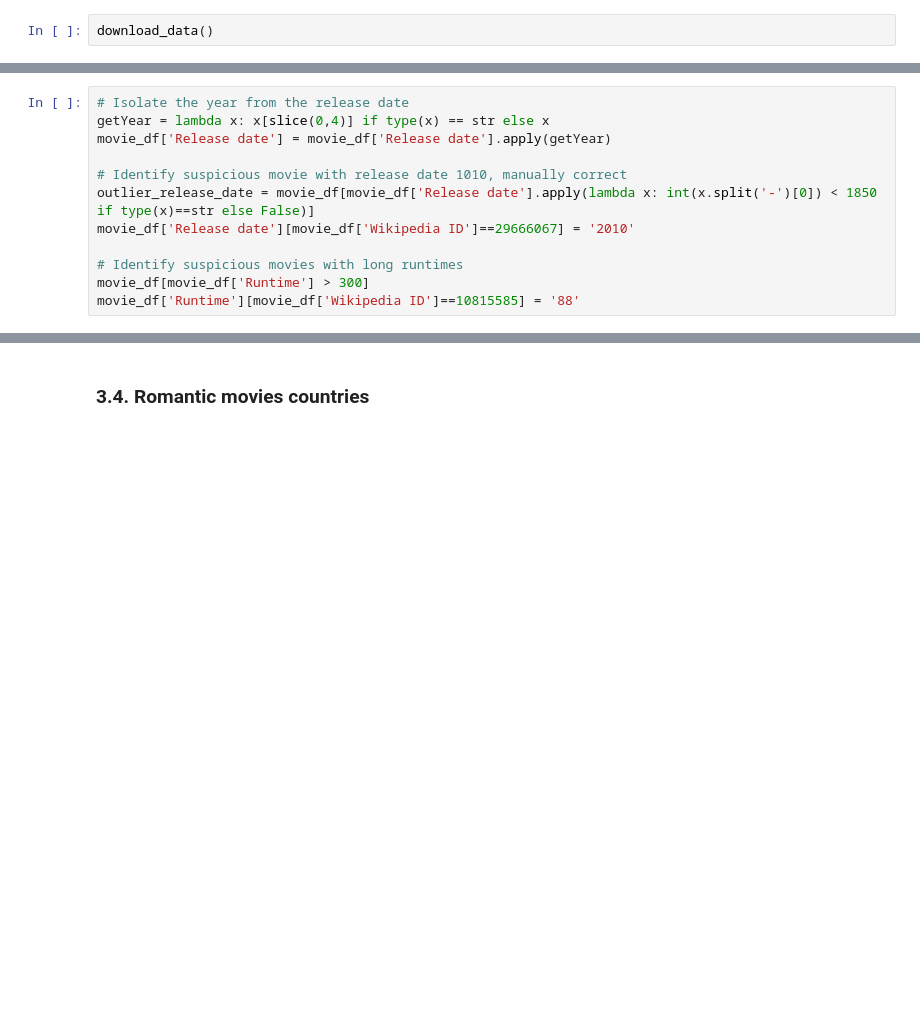
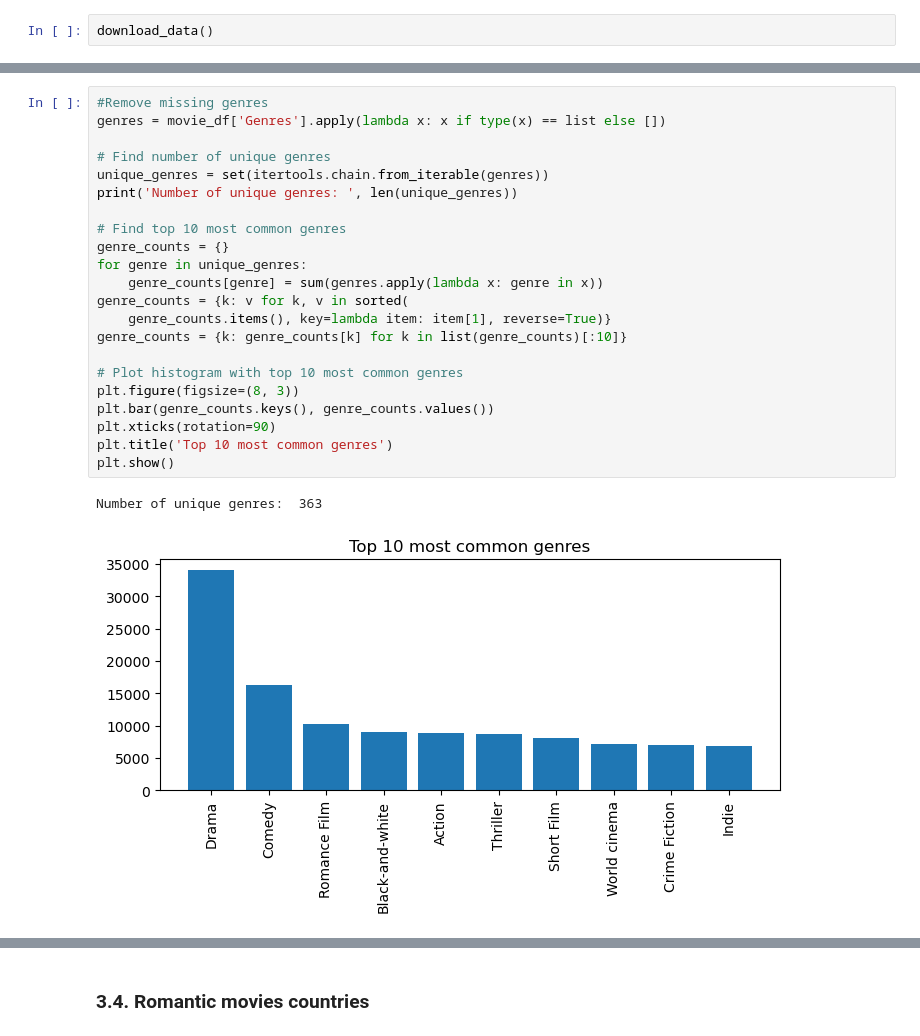
Before and after one commit to epfl-ada/ada-2022-project-toestewbrr, a Jupyter notebook: general_analysis.ipynb, the cells around one changed output, grey strips where cells are left out. Saved outputs shown, nothing was run; the diff lists cells and outputs as text; blank space fills up the shorter version.

```diff
--- a/general_analysis.ipynb
+++ b/general_analysis.ipynb
@@ -98,14 +107,2 @@ for column in movie_cols[3:]:
 - There are over a hundred movies with runtimes over 5 hours. We have found that most of these data points correspond to series, where the runtime is the sum of the episode lengths.
 - One movie has a runtime of over a million minutes ('Zero tolerance'). This lengths is manually corrected to 88 minutes.
-# %%
-# Isolate the year from the release date
-getYear = lambda x: x[slice(0,4)] if type(x) == str else x
-movie_df['Release date'] = movie_df['Release date'].apply(getYear)
-
-# Identify suspicious movie with release date 1010, manually correct
-outlier_release_date = movie_df[movie_df['Release date'].apply(lambda x: int(x.split('-')[0]) < 1850 if type(x)==str else False)]
-movie_df['Release date'][movie_df['Wikipedia ID']==29666067] = '2010'
-
-# Identify suspicious movies with long runtimes
-movie_df[movie_df['Runtime'] > 300]
-movie_df['Runtime'][movie_df['Wikipedia ID']==10815585] = '88'
@@ -118,0 +143,25 @@ One notices that there are several types of romantic movies: romantic comedy, ro
+# %%
+#Remove missing genres
+genres = movie_df['Genres'].apply(lambda x: x if type(x) == list else [])
+
+# Find number of unique genres
+unique_genres = set(itertools.chain.from_iterable(genres))
+print('Number of unique genres: ', len(unique_genres))
+
+# Find top 10 most common genres
+genre_counts = {}
+for genre in unique_genres:
+    genre_counts[genre] = sum(genres.apply(lambda x: genre in x))
+genre_counts = {k: v for k, v in sorted(
+    genre_counts.items(), key=lambda item: item[1], reverse=True)}
+genre_counts = {k: genre_counts[k] for k in list(genre_counts)[:10]}
+
+# Plot histogram with top 10 most common genres
+plt.figure(figsize=(8, 3))
+plt.bar(genre_counts.keys(), genre_counts.values())
+plt.xticks(rotation=90)
+plt.title('Top 10 most common genres')
+plt.show()
+# %% [output]
+Number of unique genres:  363
+[figure, added]
```
Also changed, not shown: parts of 52 cells of this notebook.
